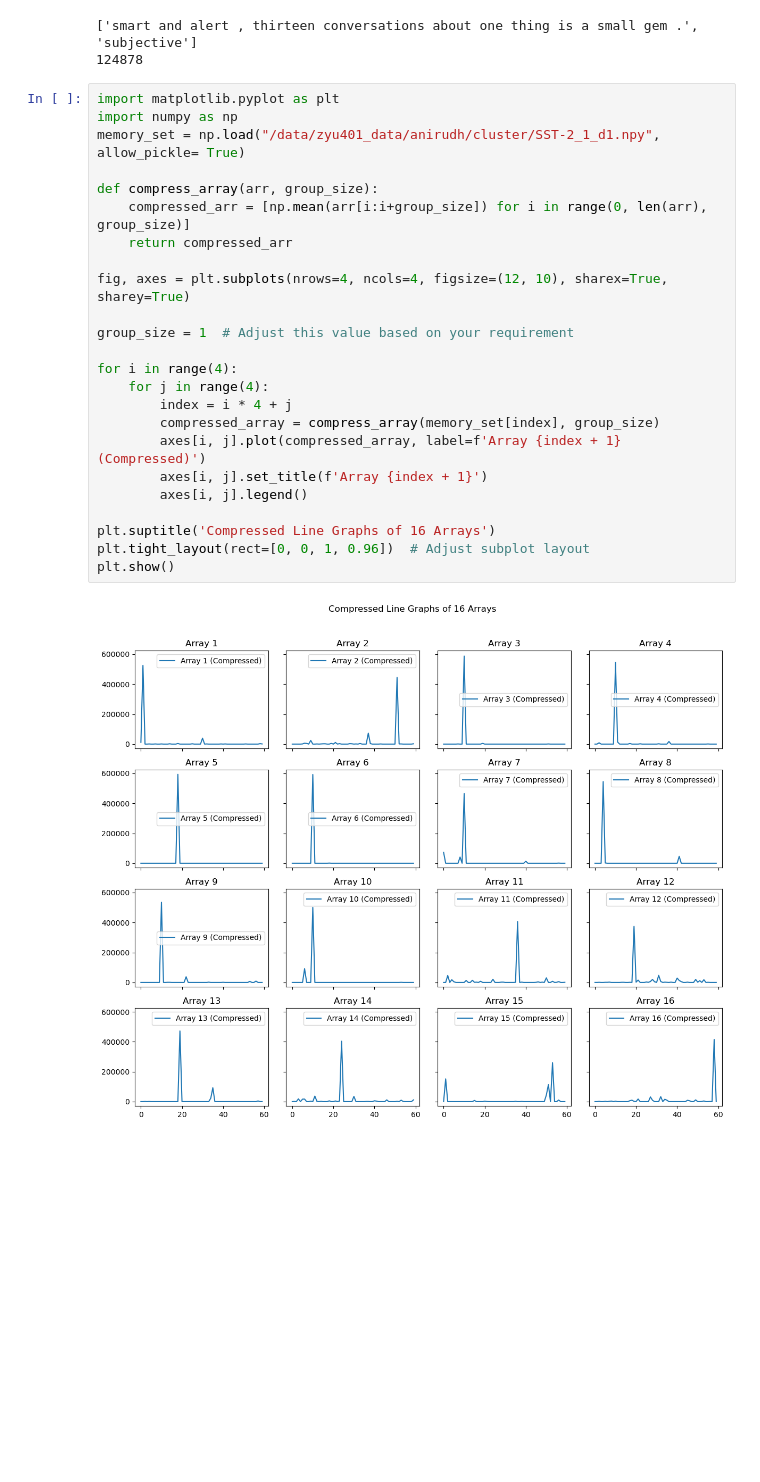
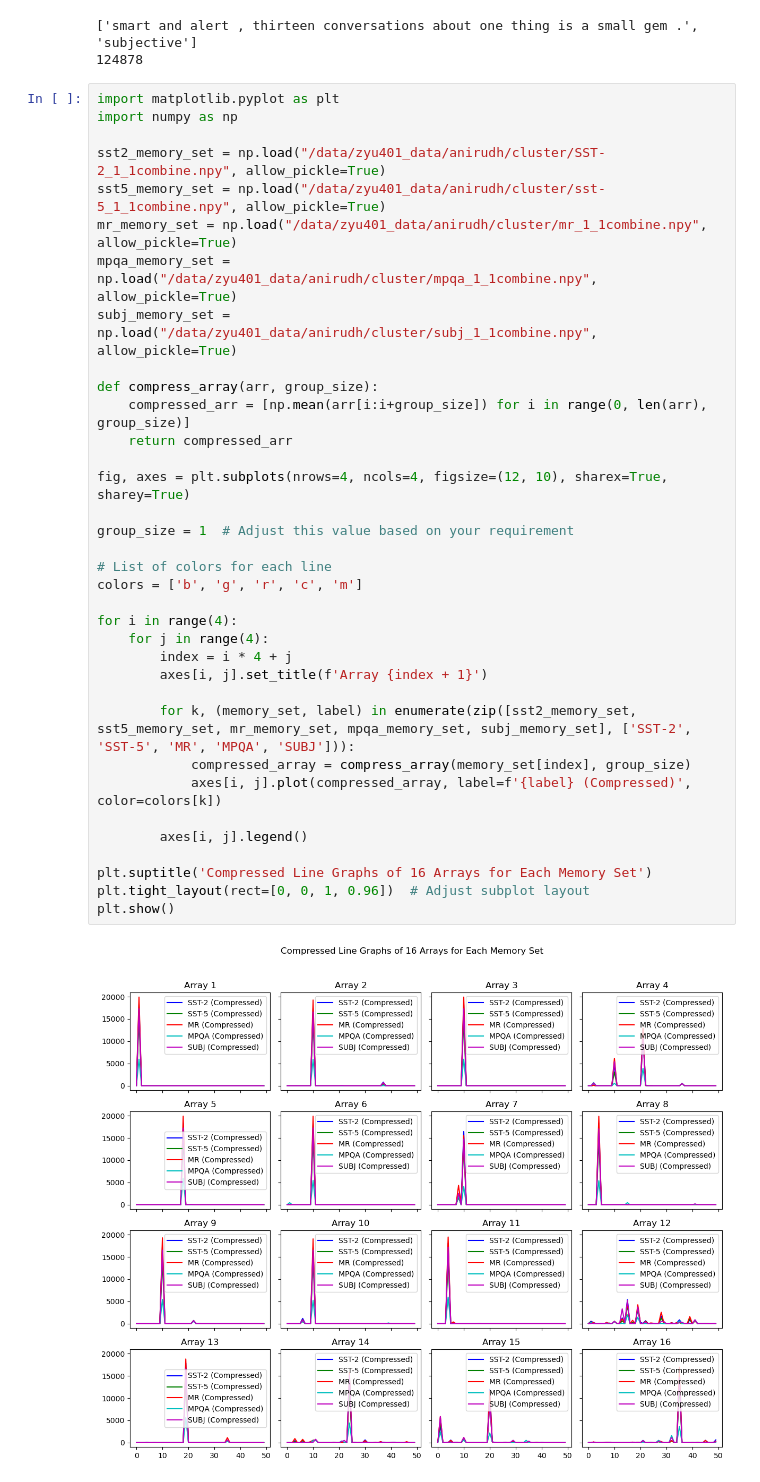
Before and after one commit to apupneja/longmem_eic, a Jupyter notebook: data_process.ipynb, the cells around one changed output. Saved outputs shown, nothing was run; the diff lists cells and outputs as text; blank space fills up the shorter version.

```diff
--- a/data_process.ipynb
+++ b/data_process.ipynb
@@ -202,26 +202,37 @@ np.save('/data/zyu401_data/anirudh/d3.npy', data_comp)
 # %%
 import matplotlib.pyplot as plt
 import numpy as np
-memory_set = np.load("/data/zyu401_data/anirudh/cluster/SST-2_1_d1.npy", allow_pickle= True)
+
+sst2_memory_set = np.load("/data/zyu401_data/anirudh/cluster/SST-2_1_1combine.npy", allow_pickle=True)
+sst5_memory_set = np.load("/data/zyu401_data/anirudh/cluster/sst-5_1_1combine.npy", allow_pickle=True)
+mr_memory_set = np.load("/data/zyu401_data/anirudh/cluster/mr_1_1combine.npy", allow_pickle=True)
+mpqa_memory_set = np.load("/data/zyu401_data/anirudh/cluster/mpqa_1_1combine.npy", allow_pickle=True)
+subj_memory_set = np.load("/data/zyu401_data/anirudh/cluster/subj_1_1combine.npy", allow_pickle=True)
 
 def compress_array(arr, group_size):
     compressed_arr = [np.mean(arr[i:i+group_size]) for i in range(0, len(arr), group_size)]
     return compressed_arr
 
 fig, axes = plt.subplots(nrows=4, ncols=4, figsize=(12, 10), sharex=True, sharey=True)
 
 group_size = 1  # Adjust this value based on your requirement
 
+# List of colors for each line
+colors = ['b', 'g', 'r', 'c', 'm']
+
 for i in range(4):
     for j in range(4):
         index = i * 4 + j
-        compressed_array = compress_array(memory_set[index], group_size)
-        axes[i, j].plot(compressed_array, label=f'Array {index + 1} (Compressed)')
         axes[i, j].set_title(f'Array {index + 1}')
+
+        for k, (memory_set, label) in enumerate(zip([sst2_memory_set, sst5_memory_set, mr_memory_set, mpqa_memory_set, subj_memory_set], ['SST-2', 'SST-5', 'MR', 'MPQA', 'SUBJ'])):
+            compressed_array = compress_array(memory_set[index], group_size)
+            axes[i, j].plot(compressed_array, label=f'{label} (Compressed)', color=colors[k])
+
         axes[i, j].legend()
 
-plt.suptitle('Compressed Line Graphs of 16 Arrays')
+plt.suptitle('Compressed Line Graphs of 16 Arrays for Each Memory Set')
 plt.tight_layout(rect=[0, 0, 1, 0.96])  # Adjust subplot layout
 plt.show()
 # %% [output]
-[figure, old version]
+[figure, new version]
```
Also changed, not shown: parts of 2 cells of this notebook, 3 other files.
